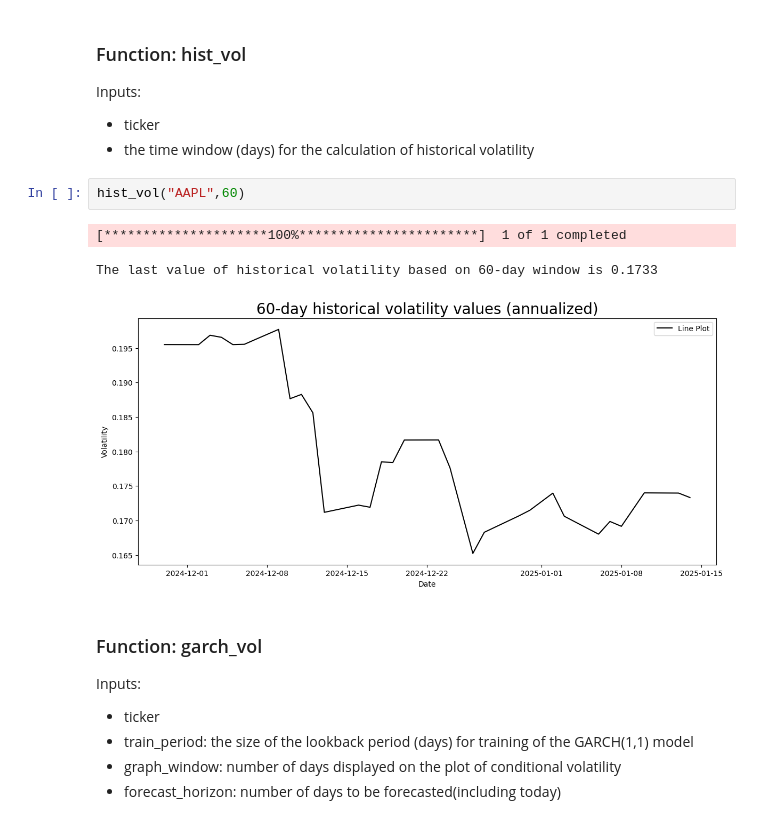
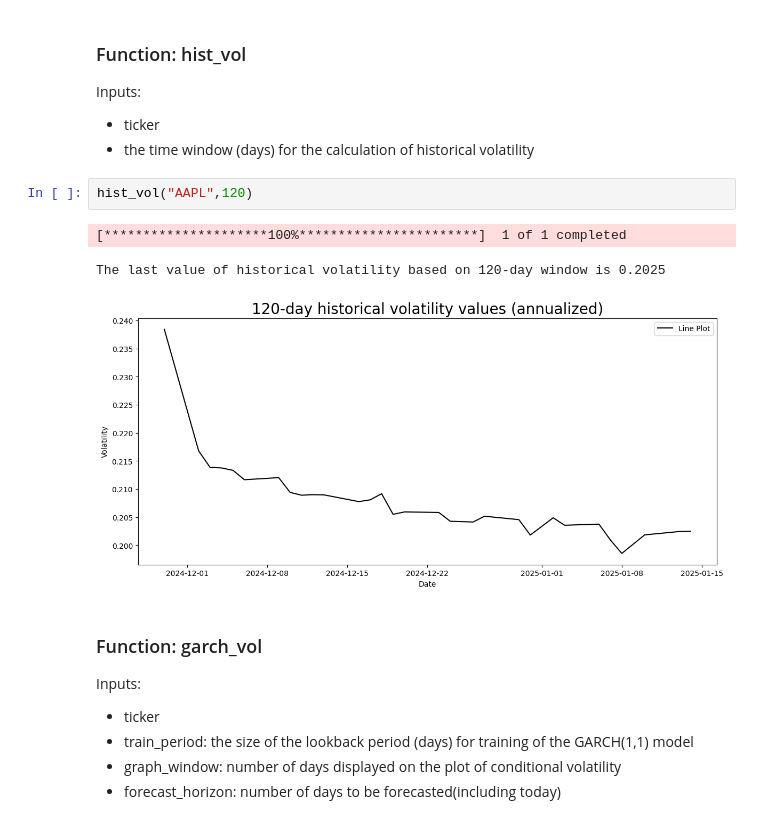
Before and after one commit to MatyasSvehla/iv_surface, a Jupyter notebook: iv_calc.ipynb, the cells around one changed output. Cells and saved outputs as stored; diff of their text form.

```diff
--- a/iv_calc.ipynb
+++ b/iv_calc.ipynb
@@ -440,11 +440,11 @@ Inputs:
 - ticker
 - the time window (days) for the calculation of historical volatility
 # %%
-hist_vol("AAPL",60)
+hist_vol("AAPL",120)
 # %% [output]
 [*********************100%***********************]  1 of 1 completed
-The last value of historical volatility based on 60-day window is 0.1733
+The last value of historical volatility based on 120-day window is 0.2025
-[figure, old version]
+[figure, new version]
 # %% [markdown]
 ### Function: garch_vol
 Inputs:
```
Also changed, not shown: parts of 3 cells of this notebook, 1 other file.
